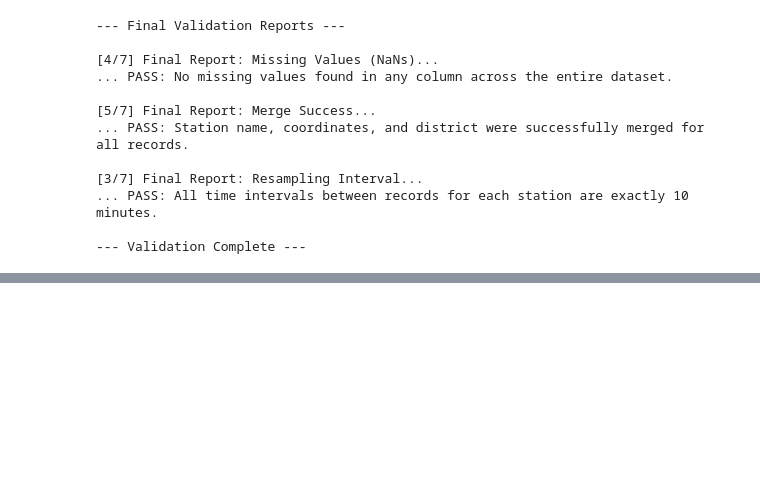
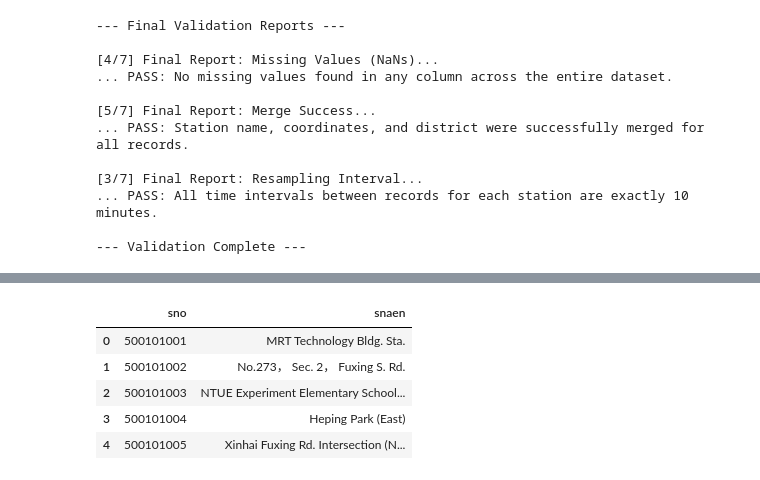
Before and after one commit to NRek95/YouBike_Demand_Forecast, a Jupyter notebook: notebooks/ubike_snapshot_prep.ipynb, the cells around one changed output, grey strips where cells are left out. Drawn from its saved outputs; the diff is of its cells as text; code cells hidden in the pictures; blank space fills up the shorter version.

Commit message:
Mit Colab erstellt

```diff
--- a/notebooks/ubike_snapshot_prep.ipynb
+++ b/notebooks/ubike_snapshot_prep.ipynb
@@ -455,3 +455,33 @@ dtype: object
 ... PASS: All time intervals between records for each station are exactly 10 minutes.
 
 --- Validation Complete ---
+# %%
+from google.colab import drive
+import pandas as pd
+
+# Mount Google Drive
+drive.mount('/content/drive')
+
+# Define the file path
+FILE_PATH = '/content/drive/MyDrive/Youbike_Master_Project/YouBike_Demand_Forecast/data_clean/consolidated_youbike_data_processed.csv'
+
+try:
+    # Use the 'usecols' parameter to load only the 'sareaen' column
+    print("Reading only the 'sareaen' column to save memory...")
+    df_column = pd.read_csv(FILE_PATH, usecols=['sareaen'])
+
+    # Get the unique values from that single column
+    unique_districts = df_column['sareaen'].unique()
+
+    print("\n✅ Success! Here are the unique districts found in your file:")
+    for district in sorted(unique_districts): # sorted() makes the list alphabetical
+        print(district)
+
+except FileNotFoundError:
+    print(f"\n❌ Error: The file was not found at '{FILE_PATH}'.")
+    print("Please double-check the path, folder names, and file name are correct.")
+except ValueError as e:
+    # This error often occurs if 'sareaen' is not in the CSV's header
+    print(f"\n❌ Error: {e}. Is 'sareaen' definitely the correct column name?")
+except Exception as e:
+    print(f"An unexpected error occurred: {e}")
@@ -457,0 +571,9 @@ dtype: object
+# %%
+df_to_save.head()
+# %% [output]
+|  | sno | snaen |
+| 0 | 500101001 | MRT Technology Bldg. Sta. |
+| 1 | 500101002 | No.273， Sec. 2， Fuxing S. Rd. |
+| 2 | 500101003 | NTUE Experiment Elementary School... |
+| 3 | 500101004 | Heping Park (East) |
+| 4 | 500101005 | Xinhai Fuxing Rd. Intersection (N... |
```
Also changed, not shown: parts of 9 cells of this notebook.
